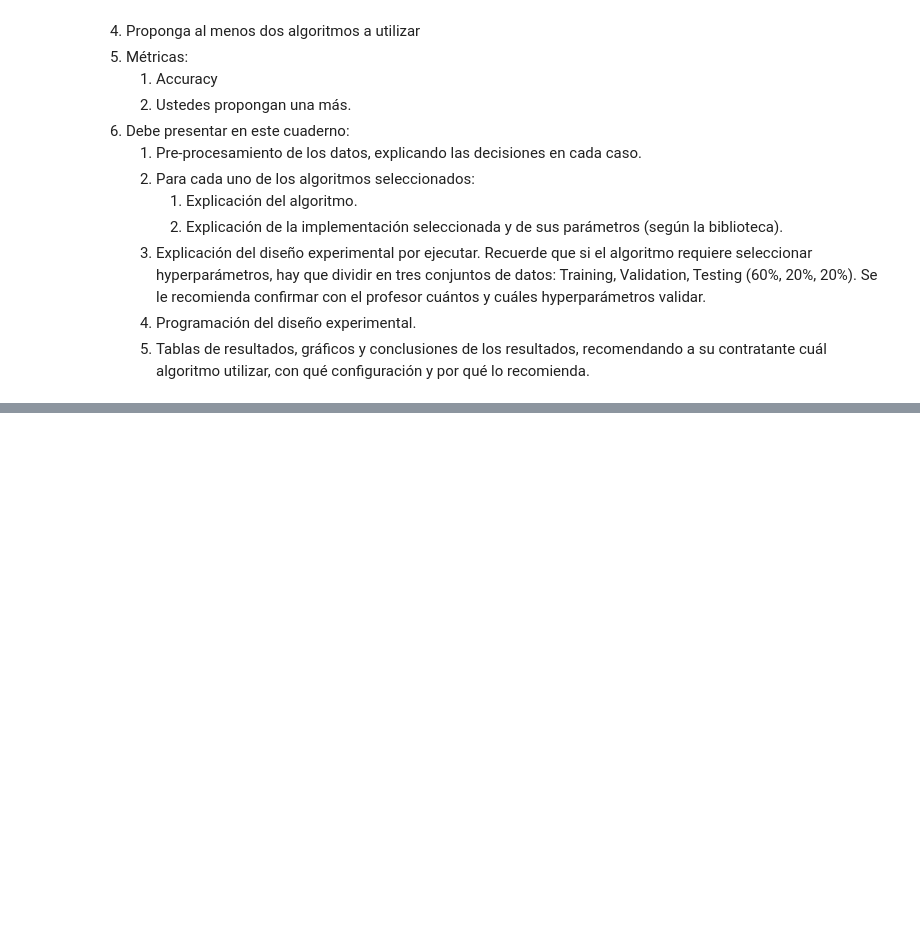
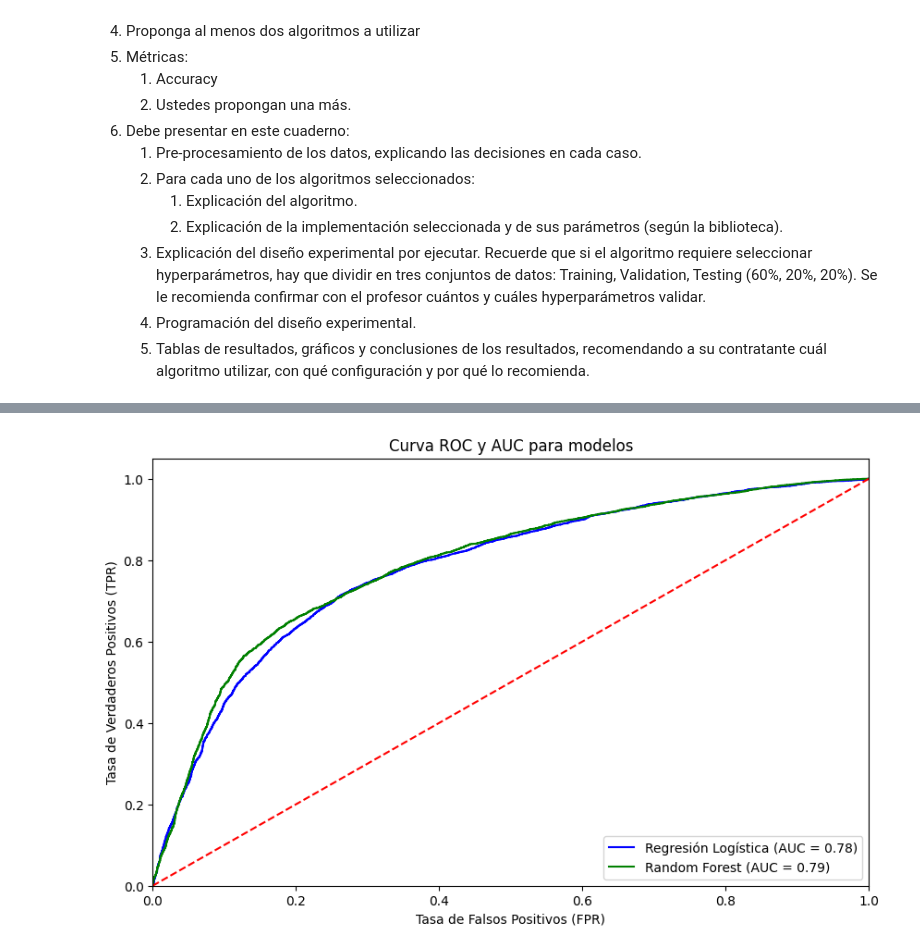
Before and after one commit to JeanPaulRF/Trabajos-IA, a Jupyter notebook: TP-2/2023-2-Trabajo_Practico_2.ipynb, the cells around one changed output, grey strips where cells are left out. Drawn from its saved outputs; the diff is of its cells as text; code cells hidden in the pictures; blank space fills up the shorter version.

```diff
--- a/TP-2/2023-2-Trabajo_Practico_2.ipynb
+++ b/TP-2/2023-2-Trabajo_Practico_2.ipynb
@@ -416,0 +647,30 @@ ___
+# %%
+from sklearn.metrics import roc_curve, roc_auc_score
+
+# Calcular las probabilidades de predicción para Regresión Logística
+logistic_probs = best_logistic_model.predict_proba(X_test)[:, 1]
+# Calcular las probabilidades de predicción para Random Forest
+random_forest_probs = best_rf_model.predict_proba(X_test)[:, 1]
+
+# Calcular la curva ROC y AUC para Regresión Logística
+logistic_fpr, logistic_tpr, _ = roc_curve(y_test, logistic_probs)
+logistic_auc = roc_auc_score(y_test, logistic_probs)
+
+# Calcular la curva ROC y AUC para Random Forest
+random_forest_fpr, random_forest_tpr, _ = roc_curve(y_test, random_forest_probs)
+random_forest_auc = roc_auc_score(y_test, random_forest_probs)
+
+# Generar el gráfico de la curva ROC
+plt.figure(figsize=(10, 6))
+plt.plot(logistic_fpr, logistic_tpr, color='blue', label='Regresión Logística (AUC = {:.2f})'.format(logistic_auc))
+plt.plot(random_forest_fpr, random_forest_tpr, color='green', label='Random Forest (AUC = {:.2f})'.format(random_forest_auc))
+plt.plot([0, 1], [0, 1], color='red', linestyle='--')
+plt.xlim([0.0, 1.0])
+plt.ylim([0.0, 1.05])
+plt.xlabel('Tasa de Falsos Positivos (FPR)')
+plt.ylabel('Tasa de Verdaderos Positivos (TPR)')
+plt.title('Curva ROC y AUC para modelos')
+plt.legend(loc="lower right")
+plt.show()
+# %% [output]
+[figure, added]
```
Also changed, not shown: parts of 15 cells of this notebook, 1 other file.
